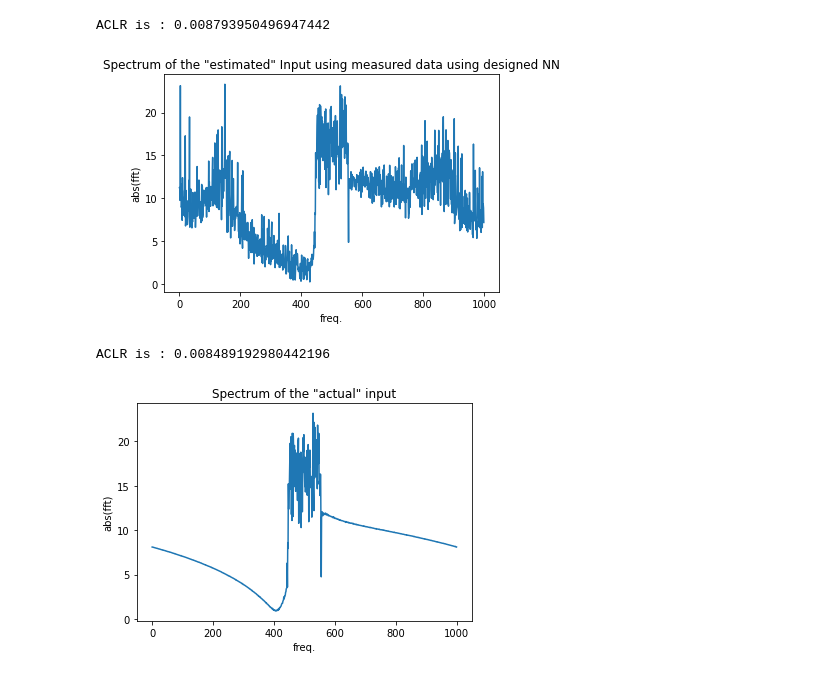
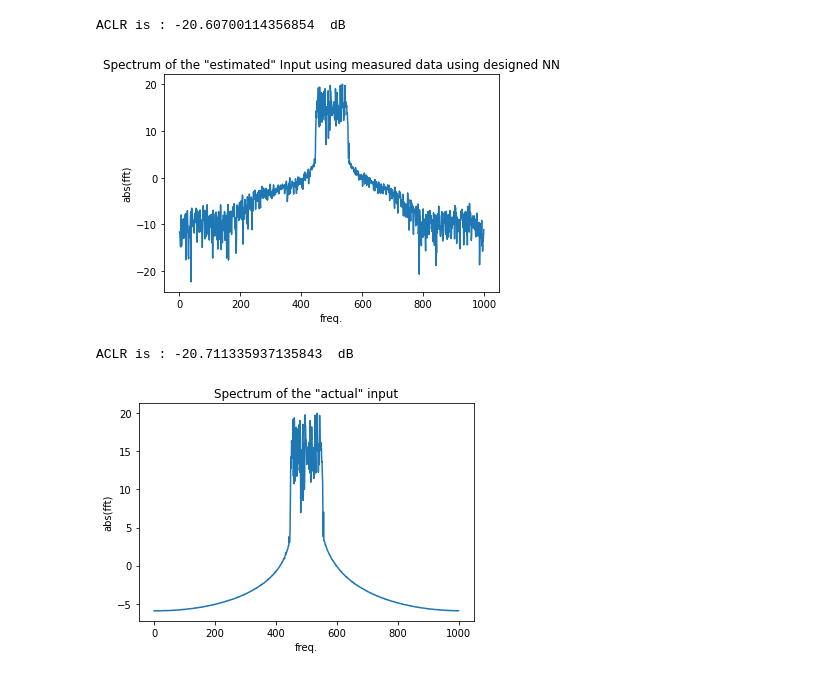
Before and after one commit to afarsaee/PowerAmplifierInverseFunction, a Jupyter notebook: PA_Model_Inverse.ipynb, the cells around one changed output. Cells and saved outputs as stored; diff of their text form; code cells hidden in the pictures.

```diff
--- a/PA_Model_Inverse.ipynb
+++ b/PA_Model_Inverse.ipynb
@@ -151,31 +151,31 @@ plt.show()
 # %%
 # plot the spectrum of the estimated NN output
 X_hat_complex = X_real_hat + 1j * X_imag_hat
 X_hat_complex = np.array(X_hat_complex)
 fft_x_hat = np.fft.fftshift(np.fft.fft(X_hat_complex))
-fft_x_hat_log10 = 10*np.log10(fft_x_hat)
-plt.plot(np.abs(fft_x_hat_log10))
+fft_x_hat_abs_log10 = 10*np.log10(np.abs(fft_x_hat))
+plt.plot(fft_x_hat_abs_log10)
 plt.ylabel('abs(fft)')
 plt.xlabel('freq.')
 plt.title('Spectrum of the "estimated" Input using measured data using designed NN')
 
 # find the ACPR of the NN
 fft_abs_channel = np.sum(np.square(np.abs(fft_x_hat[450:550])))
 a = fft_x_hat[1:449]
 a = np.append(a,fft_x_hat[551:])
 fft_abs_adj     = np.sum(np.square(np.abs(a)))
 ACLR = fft_abs_adj/fft_abs_channel
-print('ACLR is :',ACLR)
+print('ACLR is :',10*np.log10(ACLR),' dB')
 # %% [output]
-ACLR is : 0.008793950496947442
+ACLR is : -20.60700114356854  dB
-[figure, old version]
+[figure, new version]
 # %%
 # plot the spectrum of the PA
 X_complex_meas = X_real + 1j * X_imag
 X_complex_meas = np.array(X_complex_meas)
 fft_x_meas = np.fft.fftshift(np.fft.fft(X_complex_meas))
-fft_x_meas_log10 = 10*np.log10(fft_x_meas)
-plt.plot(np.abs(fft_x_meas_log10))
+fft_x_meas_abs_log10 = 10*np.log10(np.abs(fft_x_meas))
+plt.plot(fft_x_meas_abs_log10)
 plt.ylabel('abs(fft)')
 plt.xlabel('freq.')
 plt.title('Spectrum of the "actual" input')
@@ -186,7 +186,7 @@ a = fft_x_meas[1:449]
 a = np.append(a,fft_x_meas[551:])
 fft_abs_adj     = np.sum(np.square(np.abs(a)))
 ACLR = fft_abs_adj/fft_abs_channel
-print('ACLR is :',ACLR)
+print('ACLR is :',10*np.log10(ACLR),' dB')
 # %% [output]
-ACLR is : 0.008489192980442196
+ACLR is : -20.711335937135843  dB
-[figure, old version]
+[figure, new version]
```
Also changed, not shown: parts of 3 cells of this notebook.
